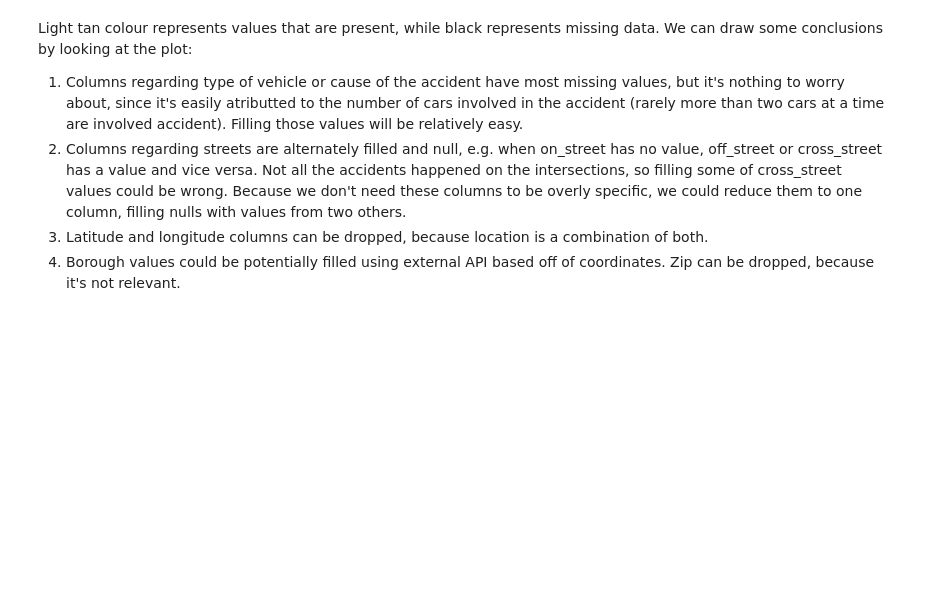
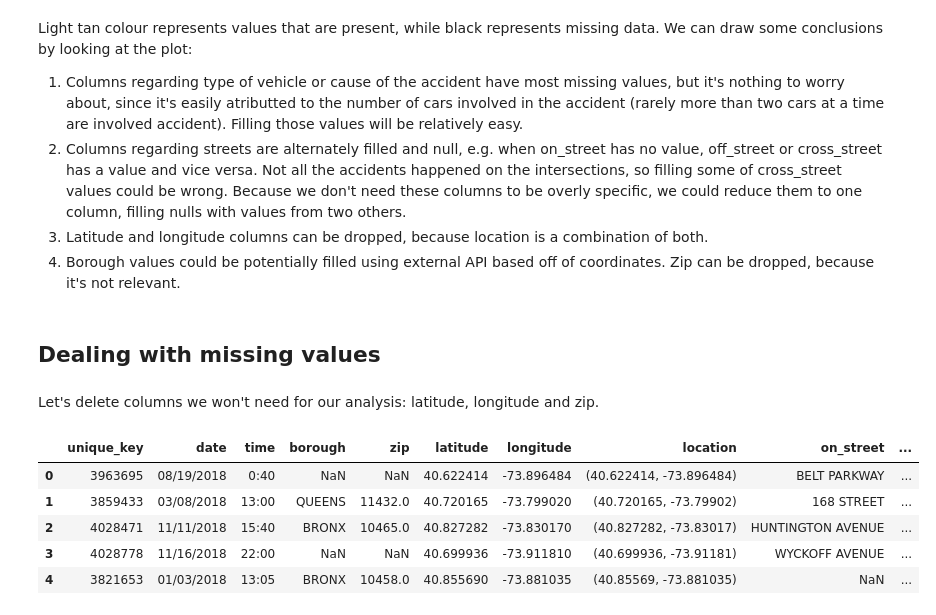
Before and after one commit to wozniakmikolaj/nyc-vehicle-collisions, a Jupyter notebook: nyc-collisions-data-cleaning.ipynb, the cells around one changed output. Cells and saved outputs as stored; diff of their text form; code cells hidden in the pictures; blank space fills up the shorter version.

Commit message:
Dropped irrelevant columns and added descriptions.

```diff
--- a/nyc-collisions-data-cleaning.ipynb
+++ b/nyc-collisions-data-cleaning.ipynb
@@ -140,3 +140,16 @@ Light tan colour represents values that are present, while black represents miss
 2. Columns regarding streets are alternately filled and null, e.g. when on_street has no value, off_street or cross_street has a value and vice versa. Not all the accidents happened on the intersections, so filling some of cross_street values could be wrong. Because we don't need these columns to be overly specific, we could reduce them to one column, filling nulls with values from two others.
 3. Latitude and longitude columns can be dropped, because location is a combination of both.
 4. Borough values could be potentially filled using external API based off of coordinates. Zip can be dropped, because it's not relevant.
+# %% [markdown]
+## Dealing with missing values
+# %% [markdown]
+Let's delete columns we won't need for our analysis: latitude, longitude and zip.
+# %%
+nyc_data.head(5)
+# %% [output]
+|  | unique_key | date | time | borough | zip | latitude | longitude | location | on_street | ... |
+| 0 | 3963695 | 08/19/2018 | 0:40 | NaN | NaN | 40.622414 | -73.896484 | (40.622414, -73.896484) | BELT PARKWAY | ... |
+| 1 | 3859433 | 03/08/2018 | 13:00 | QUEENS | 11432.0 | 40.720165 | -73.799020 | (40.720165, -73.79902) | 168 STREET | ... |
+| 2 | 4028471 | 11/11/2018 | 15:40 | BRONX | 10465.0 | 40.827282 | -73.830170 | (40.827282, -73.83017) | HUNTINGTON AVENUE | ... |
+| 3 | 4028778 | 11/16/2018 | 22:00 | NaN | NaN | 40.699936 | -73.911810 | (40.699936, -73.91181) | WYCKOFF AVENUE | ... |
+| 4 | 3821653 | 01/03/2018 | 13:05 | BRONX | 10458.0 | 40.855690 | -73.881035 | (40.85569, -73.881035) | NaN | ... |
```
Also changed, not shown: parts of 1 cell of this notebook.
